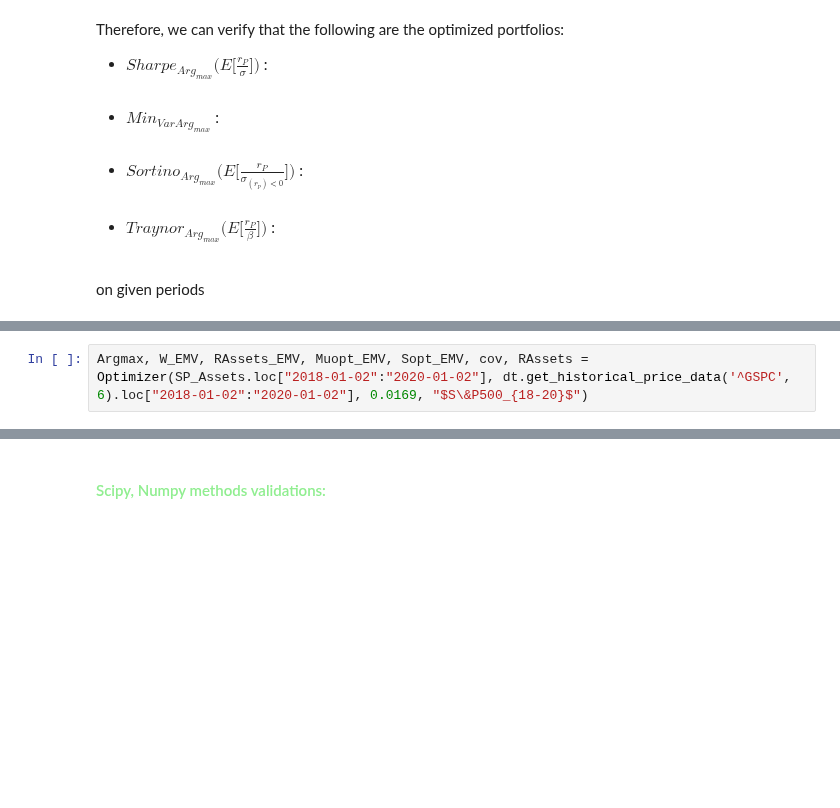
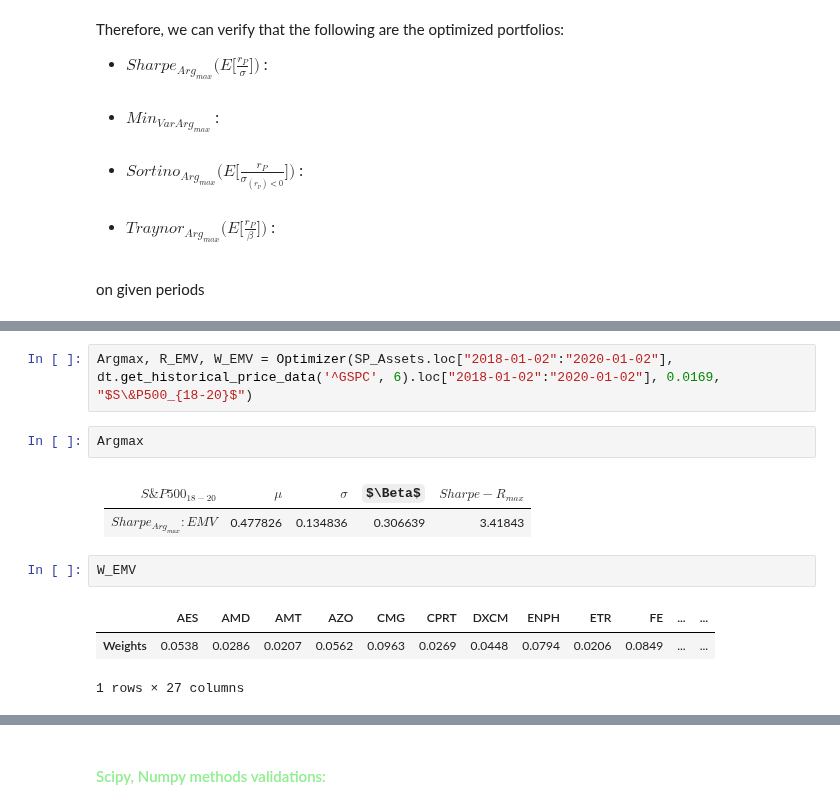
Before and after one commit to EMarquez7/Examen-de-Simulaci-n-2, a Jupyter notebook: Optimization.ipynb, the cells around one changed output, grey strips where cells are left out. Cells and saved outputs as stored; diff of their text form; some formulas as TeX source; blank space fills up the shorter version.

```diff
--- a/Optimization.ipynb
+++ b/Optimization.ipynb
@@ -211,2 +215,14 @@ def Optimizer(Assets, index, rf, title):
 # %%
-Argmax, W_EMV, RAssets_EMV, Muopt_EMV, Sopt_EMV, cov, RAssets = Optimizer(SP_Assets.loc["2018-01-02":"2020-01-02"], dt.get_historical_price_data('^GSPC', 6).loc["2018-01-02":"2020-01-02"], 0.0169, "$S\&P500_{18-20}$")
+Argmax, R_EMV, W_EMV = Optimizer(SP_Assets.loc["2018-01-02":"2020-01-02"], dt.get_historical_price_data('^GSPC', 6).loc["2018-01-02":"2020-01-02"], 0.0169, "$S\&P500_{18-20}$")
+# %%
+Argmax
+# %% [output]
+| $S\&P500_{18-20}$          |    $\mu$ |   $\sigma$ |   $\Beta$ |   $Sharpe-R_{max}$ |
+|:---------------------------|---------:|-----------:|----------:|-------------------:|
+| $Sharpe_{Arg_{max}} : EMV$ | 0.477826 |   0.134836 |  0.306639 |            3.41843 |
+# %%
+W_EMV
+# %% [output]
+|  | AES | AMD | AMT | AZO | CMG | CPRT | DXCM | ENPH | ETR | FE | ... | ... |
+| Weights | 0.0538 | 0.0286 | 0.0207 | 0.0562 | 0.0963 | 0.0269 | 0.0448 | 0.0794 | 0.0206 | 0.0849 | ... | ... |
+1 rows × 27 columns
```
Also changed, not shown: parts of 8 cells of this notebook.
